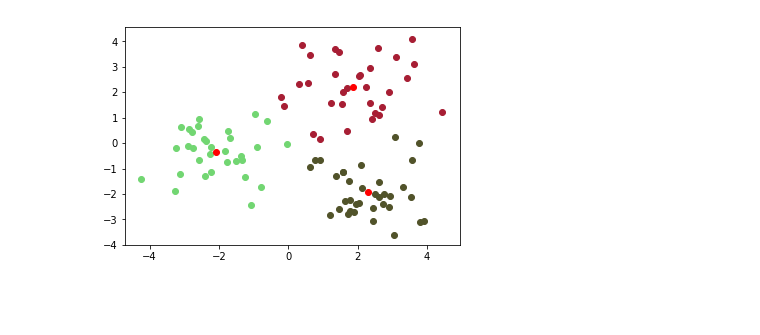
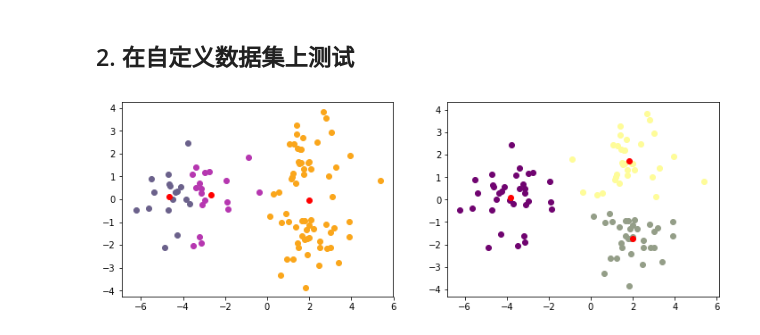
Before and after one commit to RainLiuX/machineLearning, a Jupyter notebook: kmeans/kmeans.ipynb, the cells around one changed output. Saved outputs shown, nothing was run; the diff lists cells and outputs as text; code cells hidden in the pictures; blank space fills up the shorter version.

```diff
--- a/kmeans/kmeans.ipynb
+++ b/kmeans/kmeans.ipynb
@@ -5,23 +28,24 @@
 # %%
 import math, numpy as np
 from numpy import random
-from scipy.stats import pearsonr
 
 def kmeans(X, k, tp='2LP') :
     THRESHOLD = 1E-5
-    newMiu = [random.uniform(min(dim), max(dim), k) for dim in X]; miu = np.zeros([len(X)-1, k])
+    newMu = [random.uniform(min(dim), max(dim), k) for dim in X]; mu = np.zeros([len(X)-1, k])
     groups = [0]*len(X[0])
-    while max([dist([dim[i] for dim in miu],[dim[i] for dim in newMiu], tp) for i in range(k)]) > THRESHOLD :
+    rounds = 0
+    while max([dist([dim[i] for dim in mu],[dim[i] for dim in newMu], tp) for i in range(k)]) > THRESHOLD :
         minDists = [float('inf')]*len(X[0])
         for i in range(len(X[0])) :
             for j in range(k) :
-                d = dist([dim[i] for dim in X], [dim[j] for dim in newMiu], tp)
+                d = dist([dim[i] for dim in X], [dim[j] for dim in newMu], tp)
                 if d < minDists[i] :
                     minDists[i] = d
                     groups[i] = j
-        miu = newMiu
-        newMiu = [[np.mean([dim[m] for m in range(len(X[0])) if groups[m] == j]) for j in range(k)] for dim in X]
-    return newMiu, groups
+        mu = newMu
+        newMu = [[np.mean([dim[m] for m in range(len(X[0])) if groups[m] == j]) for j in range(k)] for dim in X]
+        rounds+= 1
+    return newMu, groups, rounds
 
 def dist(X, Y, tp='2LP') :
     if tp == '1LP' :
@@ -32,25 +56,29 @@ def dist(X, Y, tp='2LP') :
         return max([abs(i-j) for i,j in zip(X,Y)])
     else :
         return -1
+# %% [markdown]
+## 2. 在自定义数据集上测试
 # %%
 %matplotlib inline
 from matplotlib import pyplot as plt
 from numpy import random
 
 # Uniformly generate random points
 SIZE = 100
-X = list(random.randn(SIZE//3) + 2) + list(random.randn(SIZE//3) + 2) + list(random.randn(SIZE//3) - 2)
+X = list(random.randn(SIZE//3) + 2) + list(random.randn(SIZE//3) + 2) + list(random.randn(SIZE//3) - 4)
 Y = list(random.randn(SIZE//3) + 2) + list(random.randn(SIZE//3) - 2) + list(random.randn(SIZE//3))
 
-# k-means
-GROUPS = 3
-miu, groups = kmeans([X, Y], GROUPS, '1LP')
+plt.figure(figsize=(12,4))
+for i in range(2) :
+    # k-means
+    GROUPS = 3
+    mu, groups, _ = kmeans([X, Y], GROUPS, '2LP')
 
-# Scatter
-plt.figure()
-for j in range(GROUPS) :
-    plt.scatter([p for i,p in enumerate(X) if groups[i] == j], [p for i,p in enumerate(Y) if groups[i] == j], \
-                c=random.rand(3))
-_ = plt.scatter(miu[0], miu[1], c='red')
+    # Scatter
+    plt.subplot(1,2,i+1)
+    for j in range(GROUPS) :
+        plt.scatter([p for i,p in enumerate(X) if groups[i] == j], [p for i,p in enumerate(Y) if groups[i] == j], \
+                    c=random.rand(3))
+    _ = plt.scatter(mu[0], mu[1], c='red')
 # %% [output]
-[figure, old version]
+[figure, new version]
```
Also changed, not shown: parts of 9 cells of this notebook, 40 other files.
